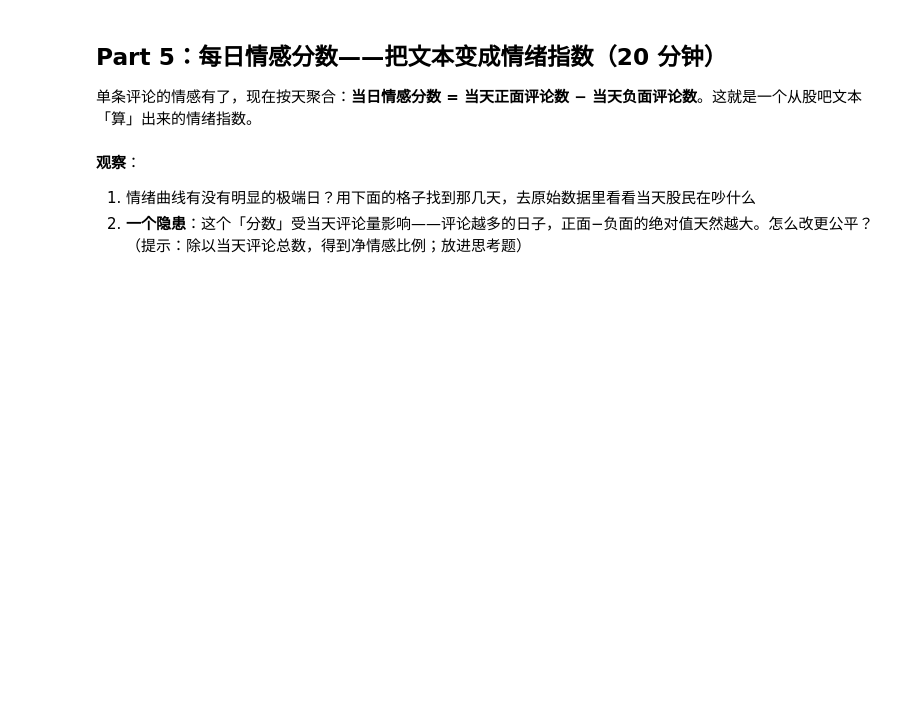
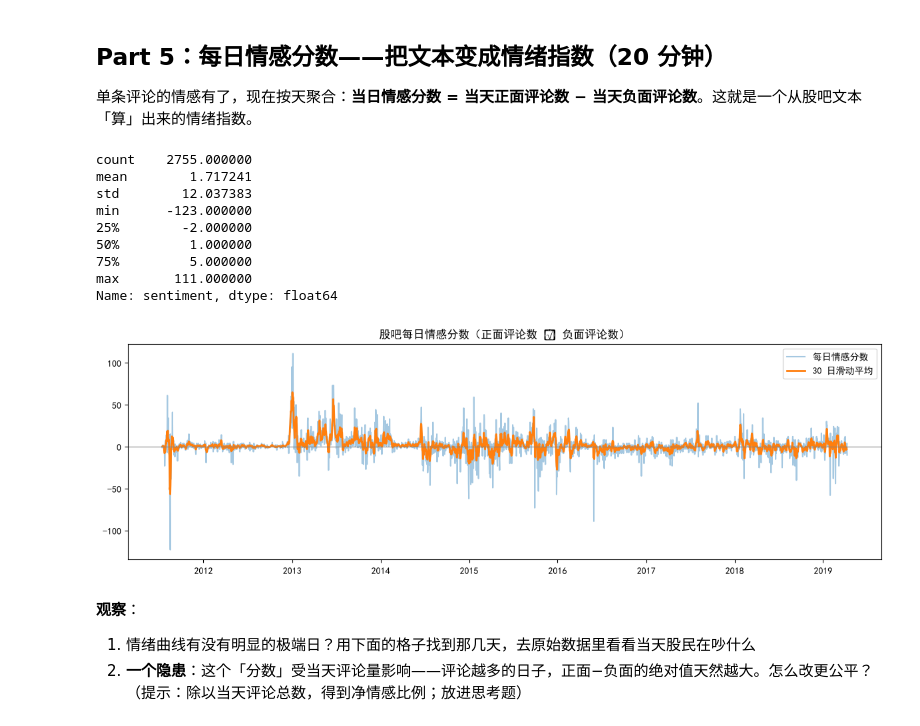
Before and after one commit to haichaozheng/my-app-2026, a Jupyter notebook: data-analysis/weeks/week09/week09-nlp-lab.ipynb, the cells around one changed output. Drawn from its saved outputs; the diff is of its cells as text; code cells hidden in the pictures; blank space fills up the shorter version.

```diff
--- a/data-analysis/weeks/week09/week09-nlp-lab.ipynb
+++ b/data-analysis/weeks/week09/week09-nlp-lab.ipynb
@@ -227,8 +288,8 @@ print(f"正面词 {len(pos_words)} 个，负面词 {len(neg_words)} 个")
 def sentiment_score(text):
     words = jieba.lcut(text)
     # score
-    score =
-    return
+    score = sum(w in pos_words for w in words) - sum(w in neg_words for w in words)
+    return  score
 
 # 12 万条全量打分约 2-3 分钟；建议先在抽样上调试通过，再跑全量
 df["score"] = df["text"].apply(sentiment_score)
@@ -337,20 +478,31 @@ print(f"\n两种方法一致率: {agree:.0%}")
 # %%
 daily = (df.groupby(df["date"].dt.date)["label"]
            .value_counts()
            .unstack(fill_value=0))
 daily["sentiment"] = daily.get("正面", 0) - daily.get("负面", 0)
 print(daily["sentiment"].describe())
 
 plt.figure(figsize=(12, 4))
 plt.plot(daily.index, daily["sentiment"], alpha=0.4, label="每日情感分数")
-plt.plot(daily.index, daily["sentiment"].rolling(30, center=True).mean(),
+plt.plot(daily.index, daily["sentiment"].rolling(5, center=True).mean(),
          linewidth=2, label="30 日滑动平均")
 plt.axhline(0, color="gray", linewidth=0.8)
 plt.title("股吧每日情感分数（正面评论数 − 负面评论数）")
 plt.legend()
 plt.tight_layout()
 plt.savefig("nlp_daily_sentiment.png", dpi=150)
 plt.show()
+# %% [output]
+count    2755.000000
+mean        1.717241
+std        12.037383
+min      -123.000000
+25%        -2.000000
+50%         1.000000
+75%         5.000000
+max       111.000000
+Name: sentiment, dtype: float64
+[figure, added]
 # %% [markdown]
 **观察**：
 
```
Also changed, not shown: parts of 23 cells of this notebook, 12 other files.
